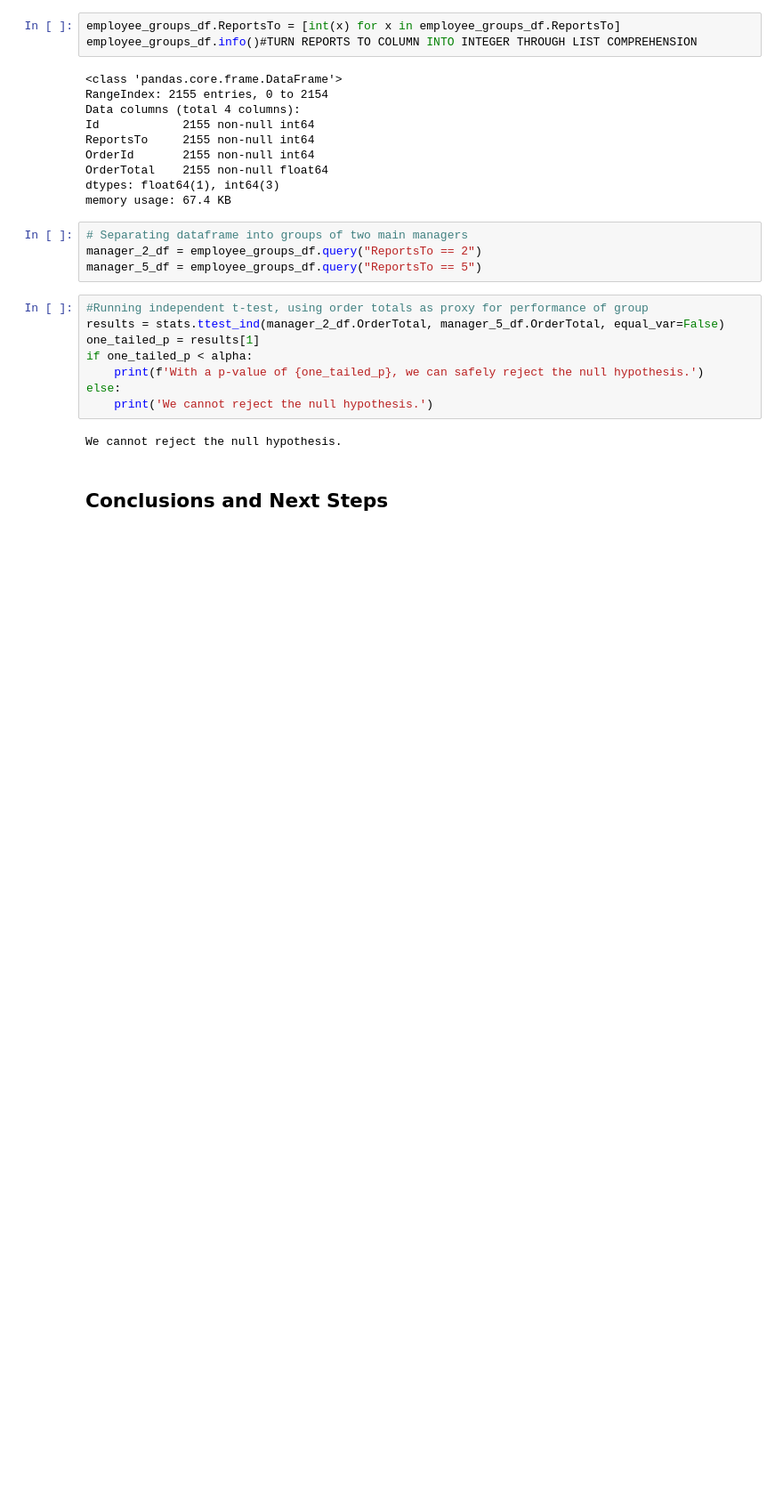
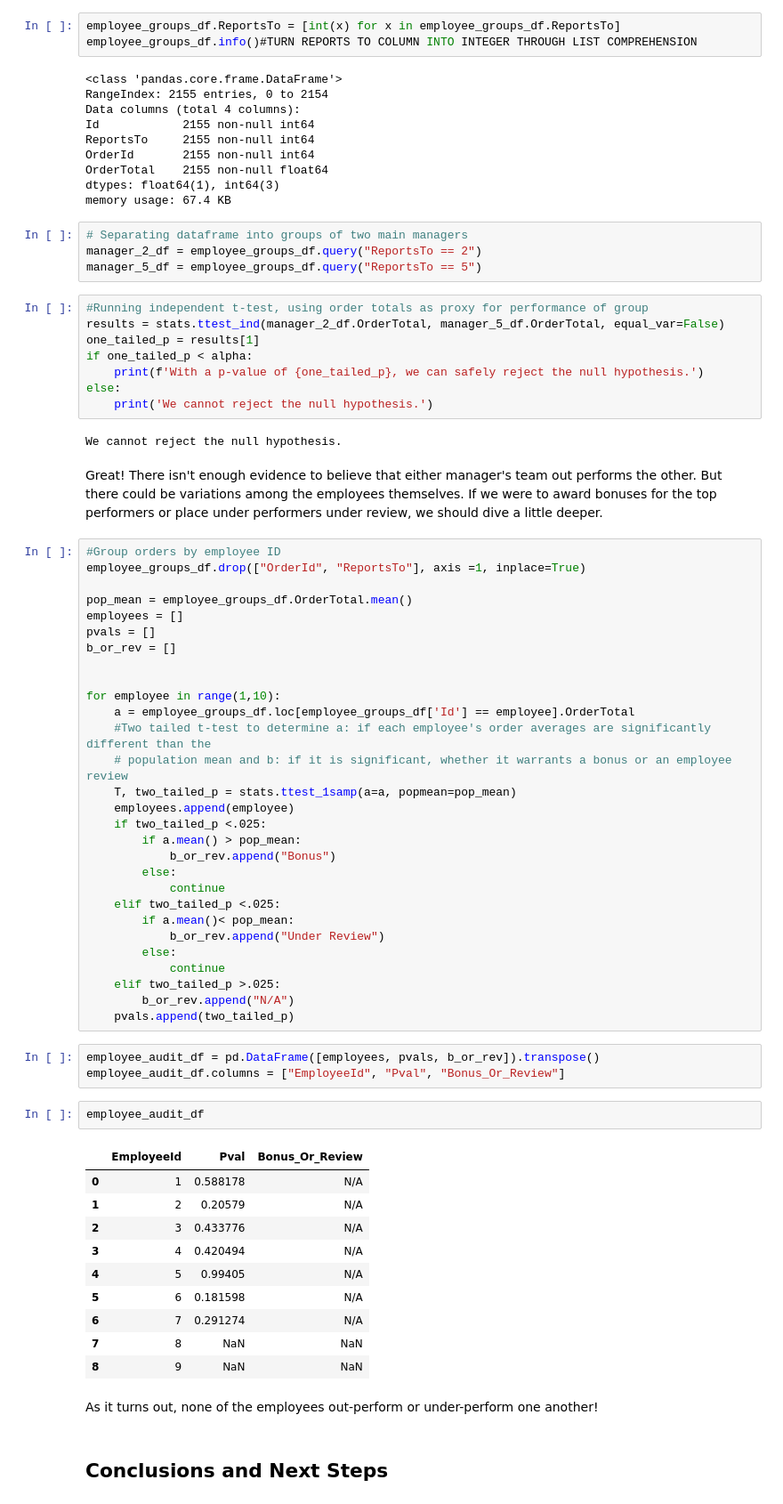
Before and after one commit to akelly66/Flatiron-School, a Jupyter notebook: Mod03/Mod03-Final-Project/Mod03 Final Project.ipynb, the cells around one changed output. Shown at 89% size. Saved outputs shown, nothing was run; the diff lists cells and outputs as text; blank space fills up the shorter version.

```diff
--- a/Mod03/Mod03-Final-Project/Mod03 Final Project.ipynb
+++ b/Mod03/Mod03-Final-Project/Mod03 Final Project.ipynb
@@ -588,5 +581,54 @@ else:
     print('We cannot reject the null hypothesis.')
 # %% [output]
 We cannot reject the null hypothesis.
+# %% [markdown]
+Great! There isn't enough evidence to believe that either manager's team out performs the other. But there could be variations among the employees themselves. If we were to award bonuses for the top performers or place under performers under review, we should dive a little deeper.
+# %%
+#Group orders by employee ID
+employee_groups_df.drop(["OrderId", "ReportsTo"], axis =1, inplace=True)
+
+pop_mean = employee_groups_df.OrderTotal.mean()
+employees = []
+pvals = []
+b_or_rev = []
+
+
+for employee in range(1,10):
+    a = employee_groups_df.loc[employee_groups_df['Id'] == employee].OrderTotal
+    #Two tailed t-test to determine a: if each employee's order averages are significantly different than the
+    # population mean and b: if it is significant, whether it warrants a bonus or an employee review
+    T, two_tailed_p = stats.ttest_1samp(a=a, popmean=pop_mean)
+    employees.append(employee)
+    if two_tailed_p <.025:
+        if a.mean() > pop_mean:
+            b_or_rev.append("Bonus")
+        else:
+            continue
+    elif two_tailed_p <.025:
+        if a.mean()< pop_mean:
+            b_or_rev.append("Under Review")
+        else:
+            continue
+    elif two_tailed_p >.025:
+        b_or_rev.append("N/A")
+    pvals.append(two_tailed_p)
+# %%
+employee_audit_df = pd.DataFrame([employees, pvals, b_or_rev]).transpose()
+employee_audit_df.columns = ["EmployeeId", "Pval", "Bonus_Or_Review"]
+# %%
+employee_audit_df
+# %% [output]
+|  | EmployeeId | Pval | Bonus_Or_Review |
+| 0 | 1 | 0.588178 | N/A |
+| 1 | 2 | 0.20579 | N/A |
+| 2 | 3 | 0.433776 | N/A |
+| 3 | 4 | 0.420494 | N/A |
+| 4 | 5 | 0.99405 | N/A |
+| 5 | 6 | 0.181598 | N/A |
+| 6 | 7 | 0.291274 | N/A |
+| 7 | 8 | NaN | NaN |
+| 8 | 9 | NaN | NaN |
+# %% [markdown]
+As it turns out, none of the employees out-perform or under-perform one another!
 # %% [markdown]
 ## Conclusions and Next Steps
```
Also changed, not shown: parts of 6 cells of this notebook.
